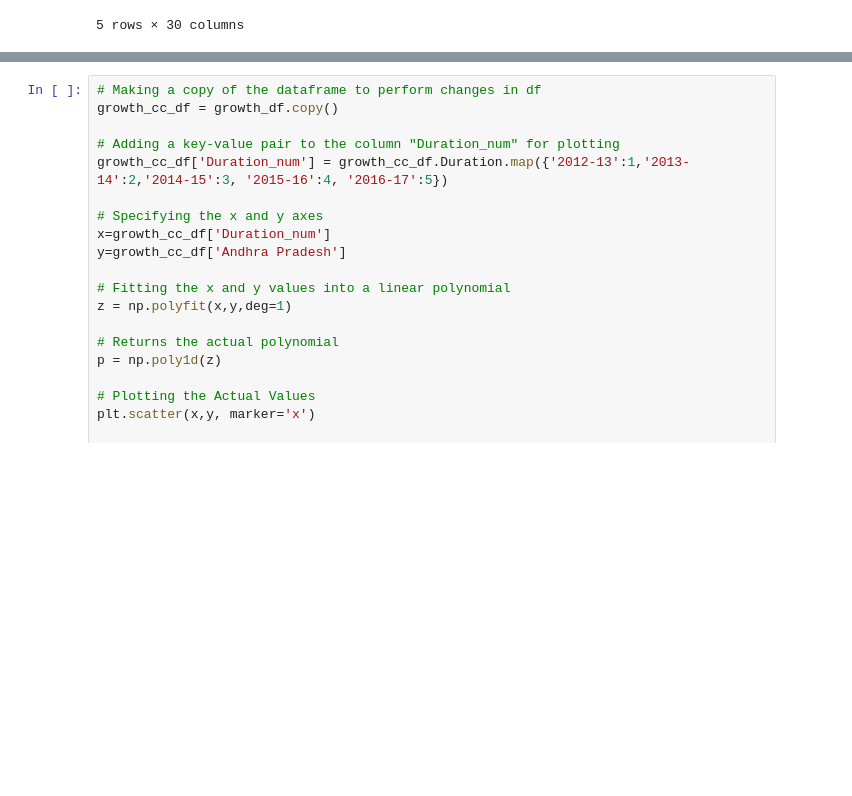
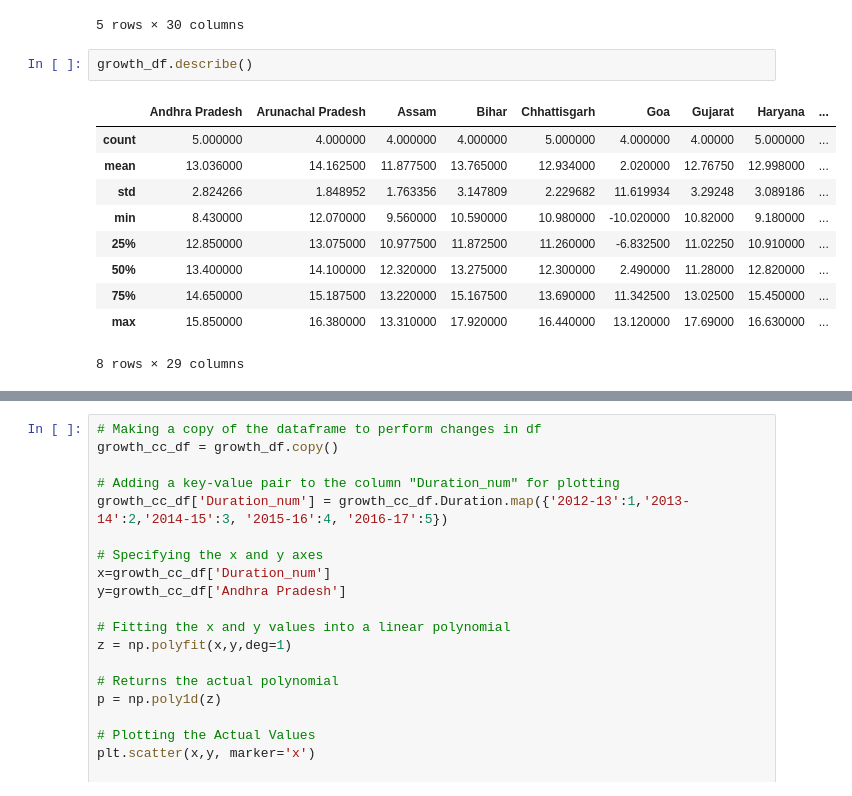
Before and after one commit to Yashvardhan777/DS-Labs, a Jupyter notebook: main.ipynb, the cells around one changed output, grey strips where cells are left out. Cells and saved outputs as stored; diff of their text form; blank space fills up the shorter version.

```diff
--- a/main.ipynb
+++ b/main.ipynb
@@ -207,3 +271,16 @@ growth_df
 | 9 | 2015-16 | 15.85 | 12.07 | 13.19 | 10.59 | 10.98 | 10.75 | 11.09 | ... |
 | 10 | 2016-17 | 14.65 | NaN | NaN | NaN | 11.26 | NaN | NaN | ... |
 5 rows × 30 columns
+# %%
+growth_df.describe()
+# %% [output]
+|  | Andhra Pradesh | Arunachal Pradesh | Assam | Bihar | Chhattisgarh | Goa | Gujarat | Haryana | ... |
+| count | 5.000000 | 4.000000 | 4.000000 | 4.000000 | 5.000000 | 4.000000 | 4.00000 | 5.000000 | ... |
+| mean | 13.036000 | 14.162500 | 11.877500 | 13.765000 | 12.934000 | 2.020000 | 12.76750 | 12.998000 | ... |
+| std | 2.824266 | 1.848952 | 1.763356 | 3.147809 | 2.229682 | 11.619934 | 3.29248 | 3.089186 | ... |
+| min | 8.430000 | 12.070000 | 9.560000 | 10.590000 | 10.980000 | -10.020000 | 10.82000 | 9.180000 | ... |
+| 25% | 12.850000 | 13.075000 | 10.977500 | 11.872500 | 11.260000 | -6.832500 | 11.02250 | 10.910000 | ... |
+| 50% | 13.400000 | 14.100000 | 12.320000 | 13.275000 | 12.300000 | 2.490000 | 11.28000 | 12.820000 | ... |
+| 75% | 14.650000 | 15.187500 | 13.220000 | 15.167500 | 13.690000 | 11.342500 | 13.02500 | 15.450000 | ... |
+| max | 15.850000 | 16.380000 | 13.310000 | 17.920000 | 16.440000 | 13.120000 | 17.69000 | 16.630000 | ... |
+8 rows × 29 columns
```
Also changed, not shown: parts of 14 cells of this notebook.
